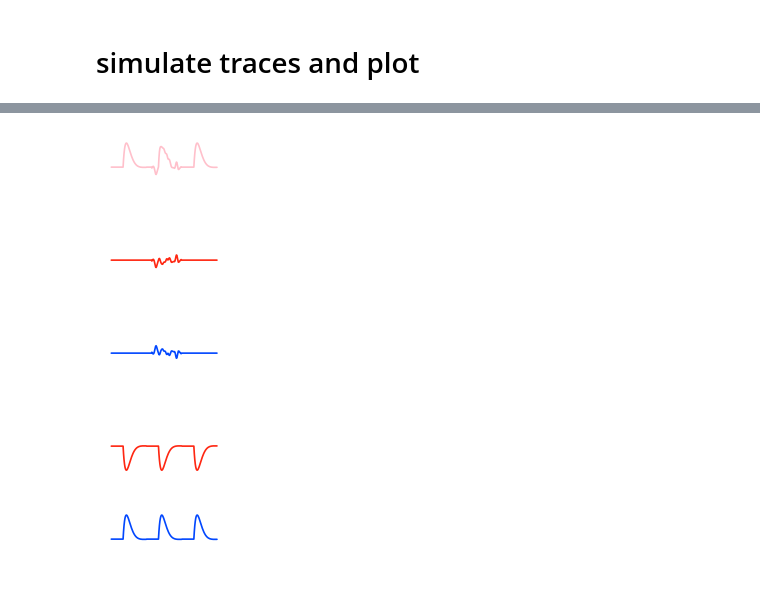
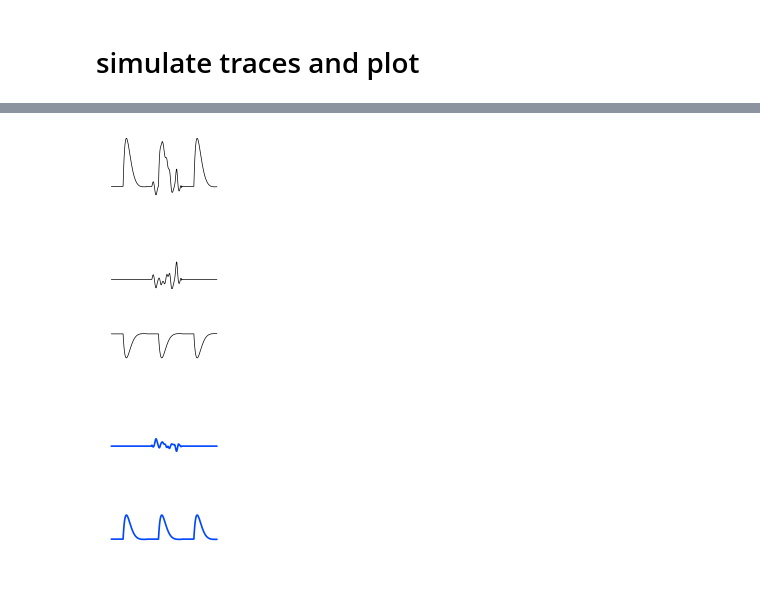
Before and after one commit to neurologic/efish_em, a Jupyter notebook: Notebooks_Jupyter/Fig1A_signals.ipynb, the cells around one changed output, grey strips where cells are left out. Drawn from its saved outputs; the diff is of its cells as text; code cells hidden in the pictures.

```diff
--- a/Notebooks_Jupyter/Fig1A_signals.ipynb
+++ b/Notebooks_Jupyter/Fig1A_signals.ipynb
@@ -70,22 +75,23 @@ prey_plot[idx_plot] = prey[idx_plot]
 # %%
 fig, ax = plt.subplots(figsize=(1.5, 0.75))
-plt.plot(prey_plot + w_stim * stim_rep,color = cell_colors['aff'])
-ax.set_ylim(-3,3)
+plt.plot(2*(prey_plot + w_stim * stim_rep),color = 'black',linewidth=0.5)
+ax.set_ylim(-1,5)
 ax.set_xticks([])
 ax.set_yticks([])
 # ax.set_yticklabels([])
 ax.tick_params(axis='both', which='major', length=0)
 sns.despine(left=True,bottom=True,trim=True,offset=2)
+
 # ax.set_ylabel('5 synapses') # this needs to match diff between ylims
 # ax.set_xlabel(f'GCA fibers (n={len(sorted_full)})')
 # ax.legend(title='Postsynaptic \n Type', bbox_to_anchor=(1.15, 1), loc='upper right')
 plt.savefig('/Users/kperks/Downloads/EAF_input.svg')
 # %% [output]
-[figure, old version]
+[figure, new version]
 # %%
 fig, ax = plt.subplots(figsize=(1.5, 0.75))
-plt.plot(prey_plot,color = cell_colors['lf'])
-ax.set_ylim(-3,3)
+plt.plot(2*prey_plot,color = 'black',linewidth=0.5)
+ax.set_ylim(-1,5)
 ax.set_xticks([])
 ax.set_yticks([])
 # ax.set_yticklabels([])
@@ -96,37 +102,37 @@ sns.despine(left=True,bottom=True,trim=True,offset=2)
 # ax.legend(title='Postsynaptic \n Type', bbox_to_anchor=(1.15, 1), loc='upper right')
 plt.savefig('/Users/kperks/Downloads/ON_output.svg')
 # %% [output]
-[figure, old version]
+[figure, new version]
-# %%
-fig, ax = plt.subplots(figsize=(1.5, 0.75))
-plt.plot(-prey_plot,color = cell_colors['lg'])
-ax.set_ylim(-3,3)
-ax.set_xticks([])
-ax.set_yticks([])
-# ax.set_yticklabels([])
-ax.tick_params(axis='both', which='major', length=0)
-sns.despine(left=True,bottom=True,trim=True,offset=2)
-# ax.set_ylabel('5 synapses') # this needs to match diff between ylims
-# ax.set_xlabel(f'GCA fibers (n={len(sorted_full)})')
-# ax.legend(title='Postsynaptic \n Type', bbox_to_anchor=(1.15, 1), loc='upper right')
-plt.savefig('/Users/kperks/Downloads/OFF_output.svg')
-# %% [output]
-[figure]
 # %%
 fig, ax = plt.subplots(figsize=(1.5, 0.75))
-plt.plot(-w_stim * stim_rep,color = cell_colors['lf'])
-ax.set_ylim(-3,3)
+plt.plot(-w_stim * stim_rep,color = 'black',linewidth=0.5)
+ax.set_ylim(-5,1)
 ax.set_xticks([])
 ax.set_yticks([])
 # ax.set_yticklabels([])
 ax.tick_params(axis='both', which='major', length=0)
 sns.despine(left=True,bottom=True,trim=True,offset=2)
 # ax.set_ylabel('5 synapses') # this needs to match diff between ylims
 # ax.set_xlabel(f'GCA fibers (n={len(sorted_full)})')
 # ax.legend(title='Postsynaptic \n Type', bbox_to_anchor=(1.15, 1), loc='upper right')
 plt.savefig('/Users/kperks/Downloads/ON_negimage.svg')
 # %% [output]
-[figure, old version]
+[figure, new version]
+# %%
+fig, ax = plt.subplots(figsize=(1.5, 0.75))
+plt.plot(-prey_plot,color = cell_colors['lg'])
+ax.set_ylim(-3,3)
+ax.set_xticks([])
+ax.set_yticks([])
+# ax.set_yticklabels([])
+ax.tick_params(axis='both', which='major', length=0)
+sns.despine(left=True,bottom=True,trim=True,offset=2)
+# ax.set_ylabel('5 synapses') # this needs to match diff between ylims
+# ax.set_xlabel(f'GCA fibers (n={len(sorted_full)})')
+# ax.legend(title='Postsynaptic \n Type', bbox_to_anchor=(1.15, 1), loc='upper right')
+plt.savefig('/Users/kperks/Downloads/OFF_output.svg')
+# %% [output]
+[figure]
 # %%
 fig, ax = plt.subplots(figsize=(1.5, 0.75))
 plt.plot(w_stim * stim_rep,color = cell_colors['lg'])
```
Also changed, not shown: parts of 18 cells of this notebook, 22 other files.
